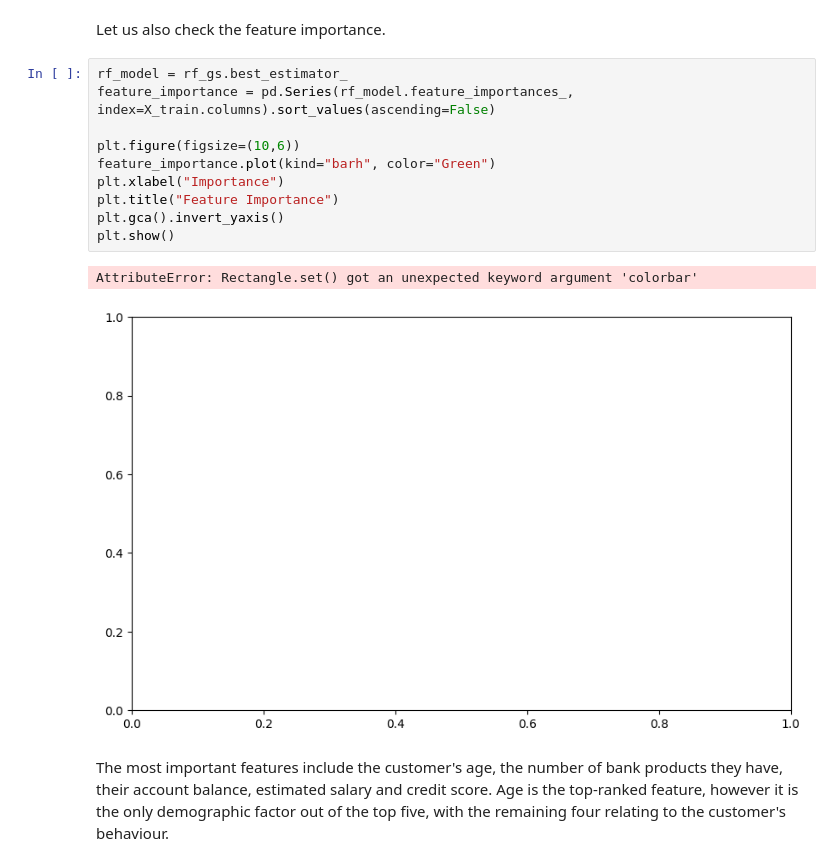
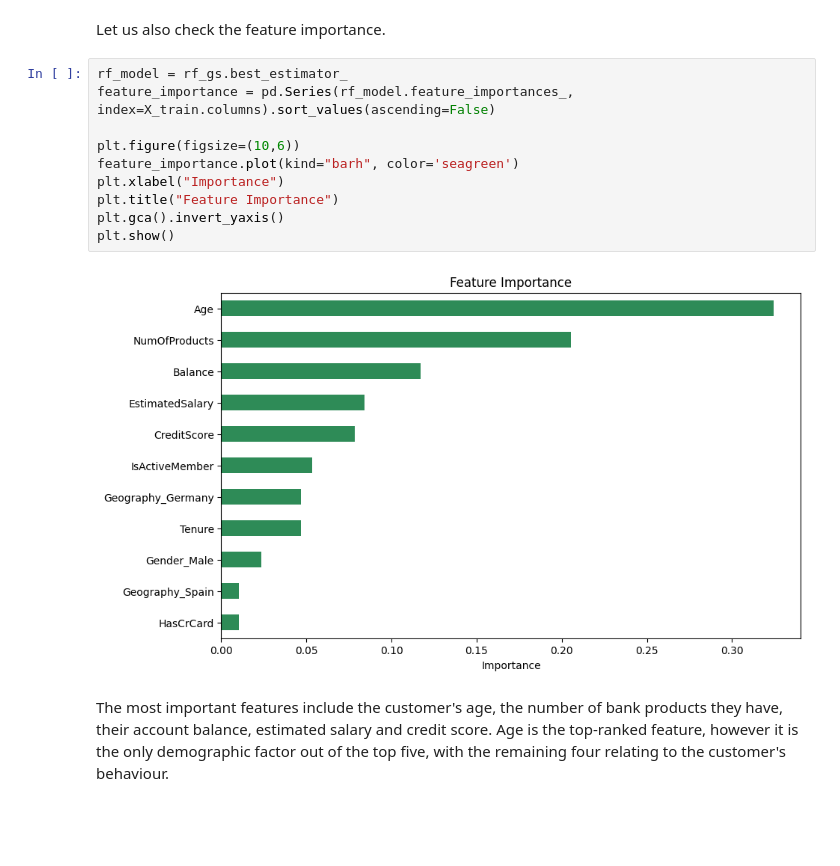
Before and after one commit to JuliaRadziewska/bank-customer-churn-prediction, a Jupyter notebook: notebooks/banking_customer_churn_prediction.ipynb, the cells around one changed output. Cells and saved outputs as stored; diff of their text form; blank space fills up the shorter version.

Commit message:
Error fix

```diff
--- a/notebooks/banking_customer_churn_prediction.ipynb
+++ b/notebooks/banking_customer_churn_prediction.ipynb
@@ -334,16 +334,15 @@ Let us also check the feature importance.
 # %%
 rf_model = rf_gs.best_estimator_
 feature_importance = pd.Series(rf_model.feature_importances_, index=X_train.columns).sort_values(ascending=False)
 
 plt.figure(figsize=(10,6))
-feature_importance.plot(kind="barh", color="Green")
+feature_importance.plot(kind="barh", color='seagreen')
 plt.xlabel("Importance")
 plt.title("Feature Importance")
 plt.gca().invert_yaxis()
 plt.show()
 # %% [output]
-AttributeError: Rectangle.set() got an unexpected keyword argument 'colorbar'
-[figure, old version]
+[figure, new version]
 # %% [markdown]
 The most important features include the customer's age, the number of bank products they have, their account balance, estimated salary and credit score. Age is the top-ranked feature, however it is the only demographic factor out of the top five, with the remaining four relating to the customer's behaviour.
 # %% [markdown]
```
Also changed, not shown: parts of 1 cell of this notebook.
